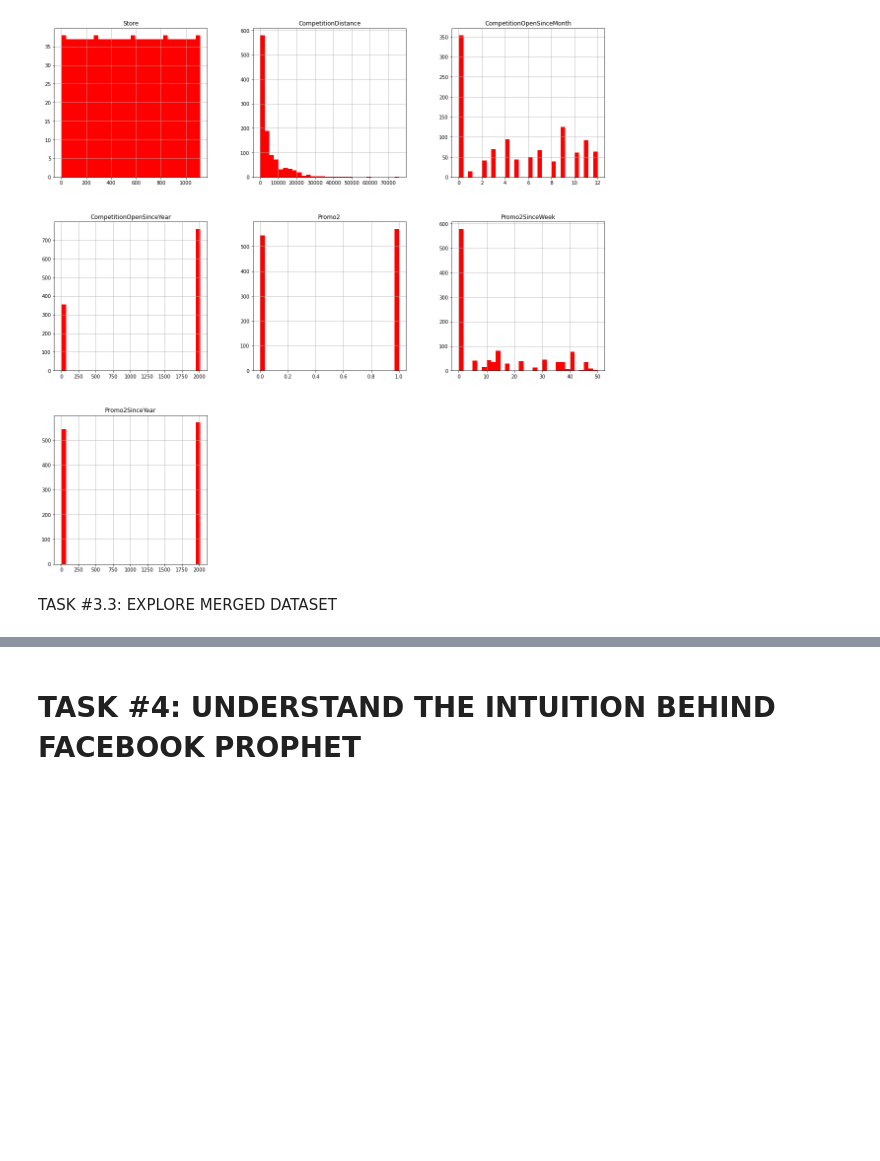
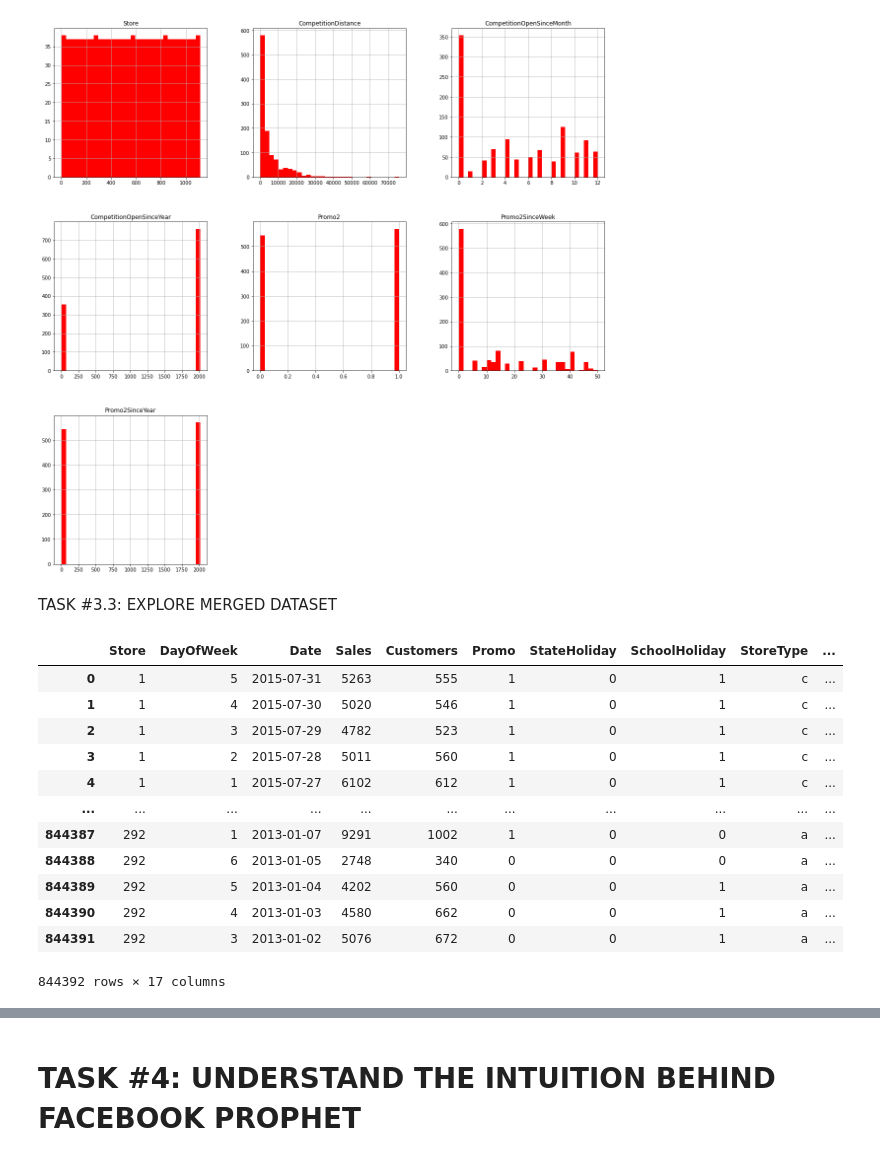
Before and after one commit to wellmej/DataScienceUseCases, a Jupyter notebook: Case3_My_Sales_Department.ipynb, the cells around one changed output, grey strips where cells are left out. Saved outputs shown, nothing was run; the diff lists cells and outputs as text; code cells hidden in the pictures; blank space fills up the shorter version.

```diff
--- a/Case3_My_Sales_Department.ipynb
+++ b/Case3_My_Sales_Department.ipynb
@@ -464 +462,22 @@ TASK #3.3: EXPLORE MERGED DATASET
+# %%
+# Let's merge both data frames together based on 'store'
+# Need to specify what column to merge the datasetsd on
+# We will merge on the 'Store' column, with an inner join
+#
+sales_train_all_df = pd.merge(sales_train_df, store_info_df, how = 'inner', on = 'Store')
+sales_train_all_df
+# %% [output]
+|  | Store | DayOfWeek | Date | Sales | Customers | Promo | StateHoliday | SchoolHoliday | StoreType | ... |
+| 0 | 1 | 5 | 2015-07-31 | 5263 | 555 | 1 | 0 | 1 | c | ... |
+| 1 | 1 | 4 | 2015-07-30 | 5020 | 546 | 1 | 0 | 1 | c | ... |
+| 2 | 1 | 3 | 2015-07-29 | 4782 | 523 | 1 | 0 | 1 | c | ... |
+| 3 | 1 | 2 | 2015-07-28 | 5011 | 560 | 1 | 0 | 1 | c | ... |
+| 4 | 1 | 1 | 2015-07-27 | 6102 | 612 | 1 | 0 | 1 | c | ... |
+| ... | ... | ... | ... | ... | ... | ... | ... | ... | ... | ... |
+| 844387 | 292 | 1 | 2013-01-07 | 9291 | 1002 | 1 | 0 | 0 | a | ... |
+| 844388 | 292 | 6 | 2013-01-05 | 2748 | 340 | 0 | 0 | 0 | a | ... |
+| 844389 | 292 | 5 | 2013-01-04 | 4202 | 560 | 0 | 0 | 1 | a | ... |
+| 844390 | 292 | 4 | 2013-01-03 | 4580 | 662 | 0 | 0 | 1 | a | ... |
+| 844391 | 292 | 3 | 2013-01-02 | 5076 | 672 | 0 | 0 | 1 | a | ... |
+844392 rows × 17 columns
 # %%
```
Also changed, not shown: parts of 24 cells of this notebook.
